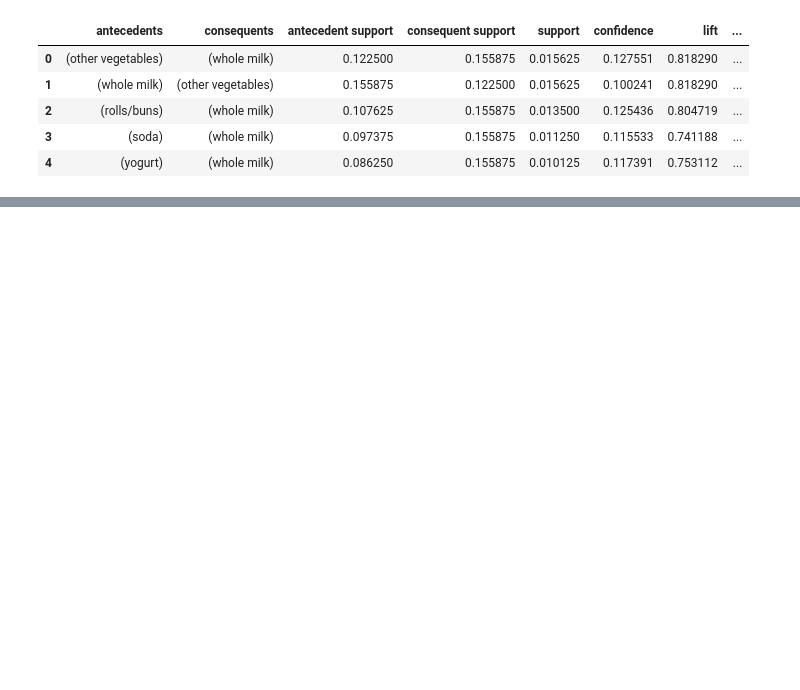
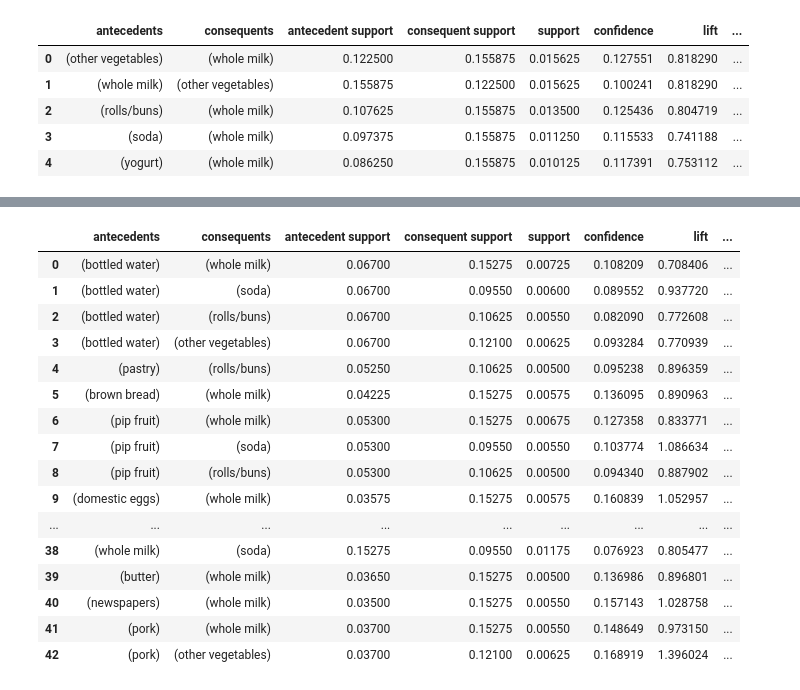
Before and after one commit to Shaheer99Ahmed/Association_Analysis, a Jupyter notebook: Association_analysis.ipynb, the cells around one changed output, grey strips where cells are left out. Drawn from its saved outputs; the diff is of its cells as text; code cells hidden in the pictures; blank space fills up the shorter version.

```diff
--- a/Association_analysis.ipynb
+++ b/Association_analysis.ipynb
@@ -47,0 +73,27 @@ assoc_rules
+# %%
+split_pt = len(data) // 2
+
+dataset1 = data[:split_pt]
+dataset2 = data[split_pt:]
+# %%
+rules_dataset1 = fit_association_rules(dataset1,0.005,0.075)
+# %%
+rules_dataset1
+# %% [output]
+|  | antecedents | consequents | antecedent support | consequent support | support | confidence | lift | ... |
+| 0 | (bottled water) | (whole milk) | 0.06700 | 0.15275 | 0.00725 | 0.108209 | 0.708406 | ... |
+| 1 | (bottled water) | (soda) | 0.06700 | 0.09550 | 0.00600 | 0.089552 | 0.937720 | ... |
+| 2 | (bottled water) | (rolls/buns) | 0.06700 | 0.10625 | 0.00550 | 0.082090 | 0.772608 | ... |
+| 3 | (bottled water) | (other vegetables) | 0.06700 | 0.12100 | 0.00625 | 0.093284 | 0.770939 | ... |
+| 4 | (pastry) | (rolls/buns) | 0.05250 | 0.10625 | 0.00500 | 0.095238 | 0.896359 | ... |
+| 5 | (brown bread) | (whole milk) | 0.04225 | 0.15275 | 0.00575 | 0.136095 | 0.890963 | ... |
+| 6 | (pip fruit) | (whole milk) | 0.05300 | 0.15275 | 0.00675 | 0.127358 | 0.833771 | ... |
+| 7 | (pip fruit) | (soda) | 0.05300 | 0.09550 | 0.00550 | 0.103774 | 1.086634 | ... |
+| 8 | (pip fruit) | (rolls/buns) | 0.05300 | 0.10625 | 0.00500 | 0.094340 | 0.887902 | ... |
+| 9 | (domestic eggs) | (whole milk) | 0.03575 | 0.15275 | 0.00575 | 0.160839 | 1.052957 | ... |
+| ... | ... | ... | ... | ... | ... | ... | ... | ... |
+| 38 | (whole milk) | (soda) | 0.15275 | 0.09550 | 0.01175 | 0.076923 | 0.805477 | ... |
+| 39 | (butter) | (whole milk) | 0.03650 | 0.15275 | 0.00500 | 0.136986 | 0.896801 | ... |
+| 40 | (newspapers) | (whole milk) | 0.03500 | 0.15275 | 0.00550 | 0.157143 | 1.028758 | ... |
+| 41 | (pork) | (whole milk) | 0.03700 | 0.15275 | 0.00550 | 0.148649 | 0.973150 | ... |
+| 42 | (pork) | (other vegetables) | 0.03700 | 0.12100 | 0.00625 | 0.168919 | 1.396024 | ... |
```
Also changed, not shown: parts of 9 cells of this notebook.
